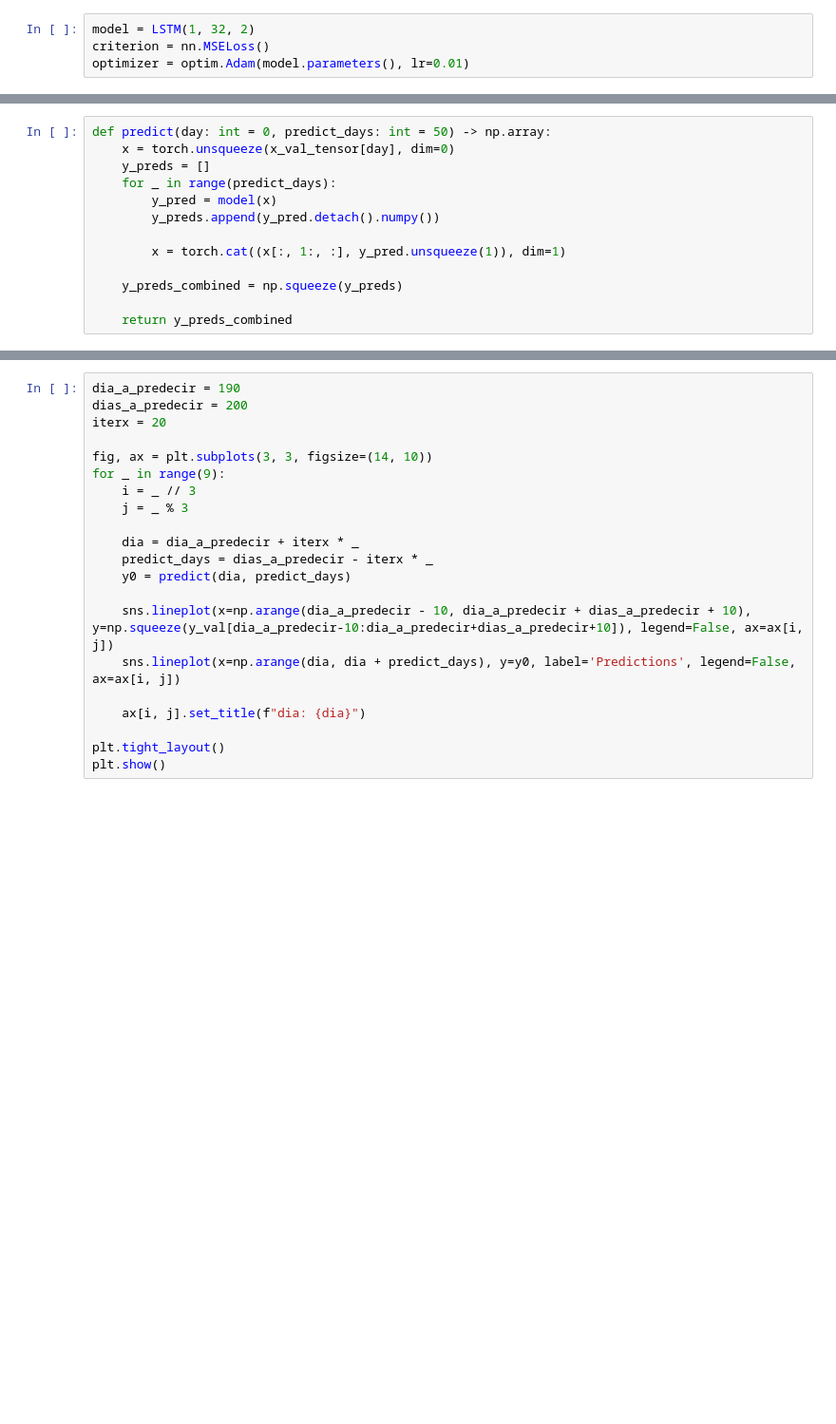
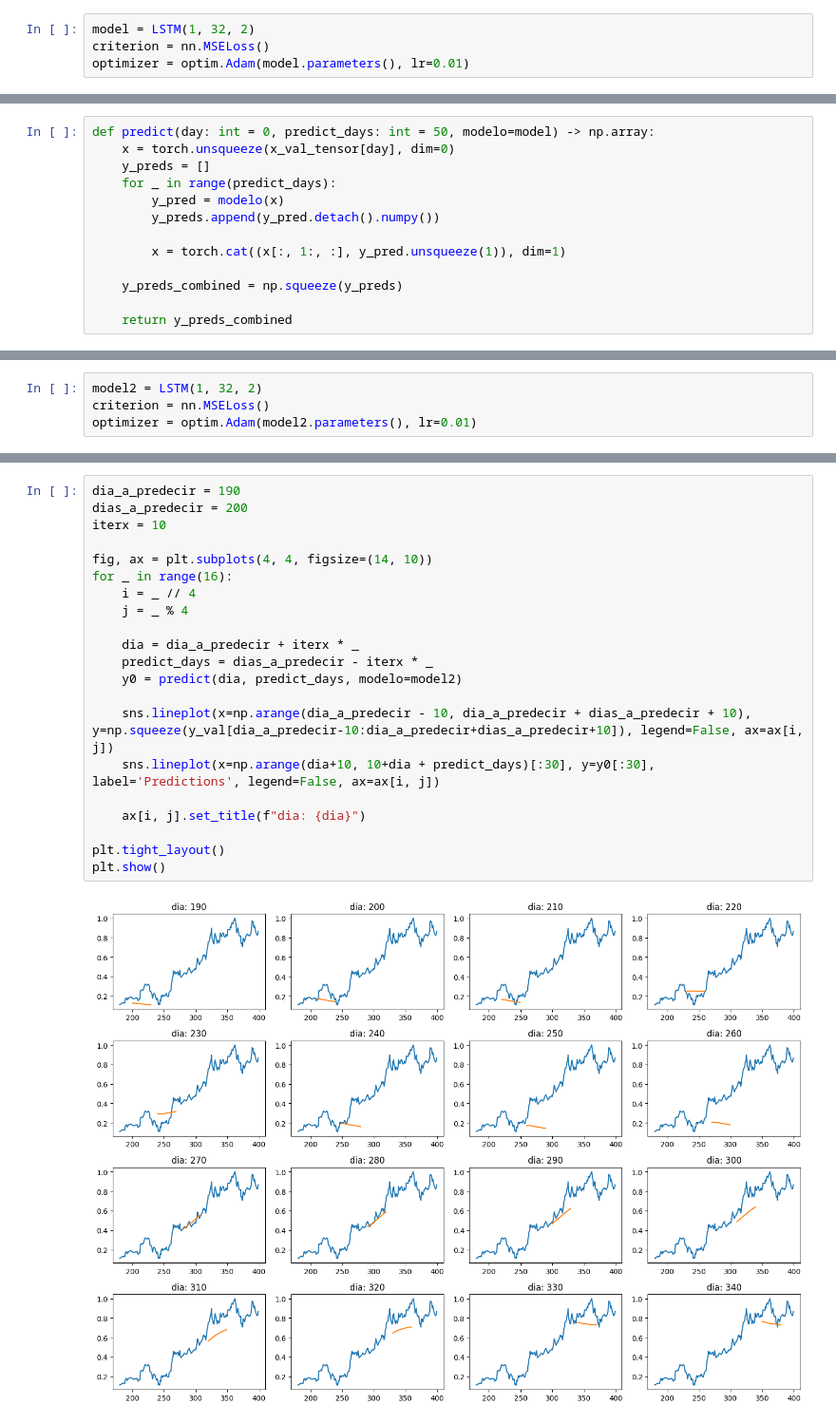
Before and after one commit to OFVGuest/AI-Stock, a Jupyter notebook: stock.ipynb, the cells around one changed output, grey strips where cells are left out. Shown at 95% size. Drawn from its saved outputs; the diff is of its cells as text; blank space fills up the shorter version.

```diff
--- a/stock.ipynb
+++ b/stock.ipynb
@@ -149,9 +155,9 @@ plt.plot(y_val);
 # %%
-def predict(day: int = 0, predict_days: int = 50) -> np.array:
+def predict(day: int = 0, predict_days: int = 50, modelo=model) -> np.array:
     x = torch.unsqueeze(x_val_tensor[day], dim=0)
     y_preds = []
     for _ in range(predict_days):
-        y_pred = model(x)
+        y_pred = modelo(x)
         y_preds.append(y_pred.detach().numpy())
 
         x = torch.cat((x[:, 1:, :], y_pred.unsqueeze(1)), dim=1)
@@ -207,0 +229,4 @@ plt.show()
+# %%
+model2 = LSTM(1, 32, 2)
+criterion = nn.MSELoss()
+optimizer = optim.Adam(model2.parameters(), lr=0.01)
@@ -208,21 +271,23 @@ plt.show()
 # %%
 dia_a_predecir = 190
 dias_a_predecir = 200
-iterx = 20
+iterx = 10
 
-fig, ax = plt.subplots(3, 3, figsize=(14, 10))
-for _ in range(9):
-    i = _ // 3
-    j = _ % 3
+fig, ax = plt.subplots(4, 4, figsize=(14, 10))
+for _ in range(16):
+    i = _ // 4
+    j = _ % 4
 
     dia = dia_a_predecir + iterx * _
     predict_days = dias_a_predecir - iterx * _
-    y0 = predict(dia, predict_days)
+    y0 = predict(dia, predict_days, modelo=model2)
 
     sns.lineplot(x=np.arange(dia_a_predecir - 10, dia_a_predecir + dias_a_predecir + 10), y=np.squeeze(y_val[dia_a_predecir-10:dia_a_predecir+dias_a_predecir+10]), legend=False, ax=ax[i, j])
-    sns.lineplot(x=np.arange(dia, dia + predict_days), y=y0, label='Predictions', legend=False, ax=ax[i, j])
+    sns.lineplot(x=np.arange(dia+10, 10+dia + predict_days)[:30], y=y0[:30], label='Predictions', legend=False, ax=ax[i, j])
 
     ax[i, j].set_title(f"dia: {dia}")
 
 plt.tight_layout()
 plt.show()
+# %% [output]
+[figure, added]
```
Also changed, not shown: parts of 12 cells of this notebook.
